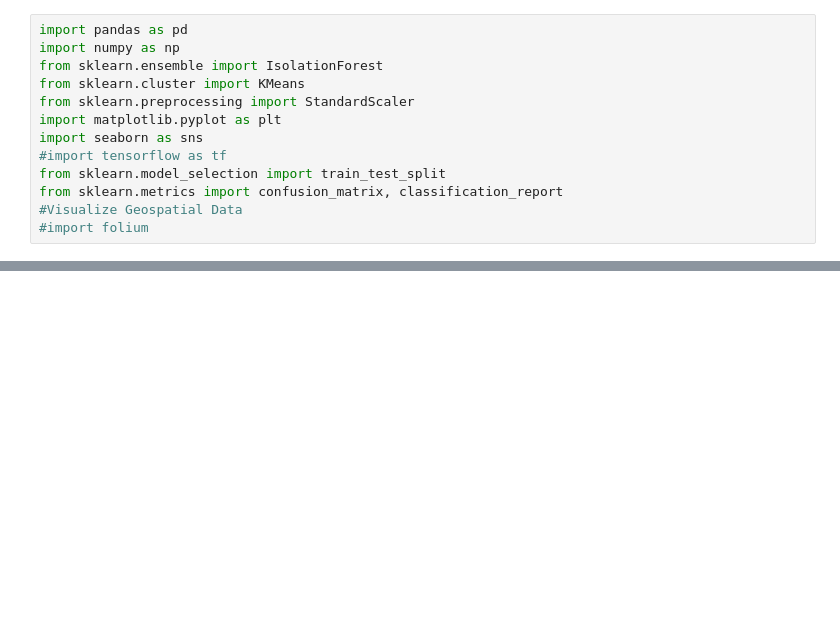
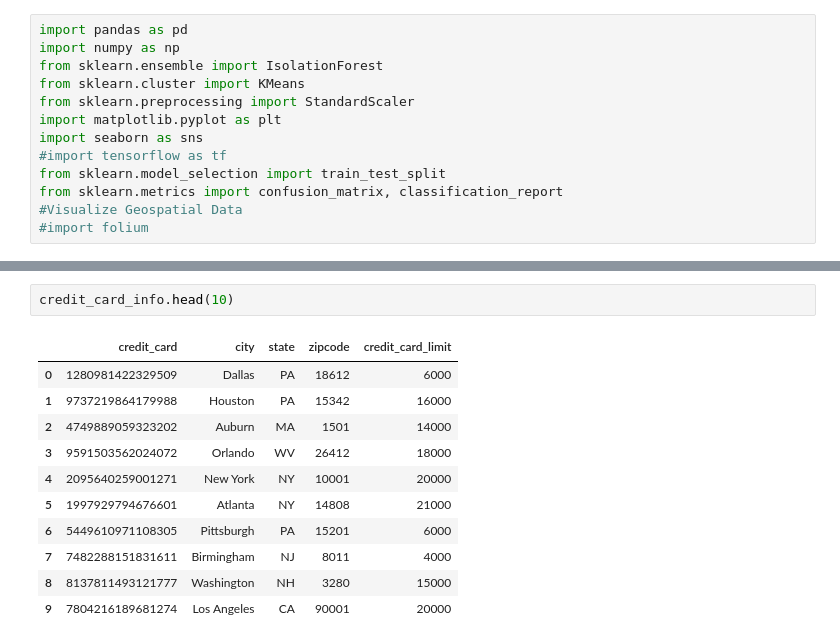
Before and after one commit to hajar-kaddouri/Final-Project2023, a Jupyter notebook: fun.ipynb, the cells around one changed output, grey strips where cells are left out. Drawn from its saved outputs; the diff is of its cells as text; blank space fills up the shorter version.

```diff
--- a/fun.ipynb
+++ b/fun.ipynb
@@ -19,0 +18,14 @@ FileNotFoundError: [Errno 2] No such file or directory: 'transaction.csv'
+# %%
+credit_card_info.head(10)
+# %% [output]
+|  | credit_card | city | state | zipcode | credit_card_limit |
+| 0 | 1280981422329509 | Dallas | PA | 18612 | 6000 |
+| 1 | 9737219864179988 | Houston | PA | 15342 | 16000 |
+| 2 | 4749889059323202 | Auburn | MA | 1501 | 14000 |
+| 3 | 9591503562024072 | Orlando | WV | 26412 | 18000 |
+| 4 | 2095640259001271 | New York | NY | 10001 | 20000 |
+| 5 | 1997929794676601 | Atlanta | NY | 14808 | 21000 |
+| 6 | 5449610971108305 | Pittsburgh | PA | 15201 | 6000 |
+| 7 | 7482288151831611 | Birmingham | NJ | 8011 | 4000 |
+| 8 | 8137811493121777 | Washington | NH | 3280 | 15000 |
+| 9 | 7804216189681274 | Los Angeles | CA | 90001 | 20000 |
```
Also changed, not shown: parts of 14 cells of this notebook.
